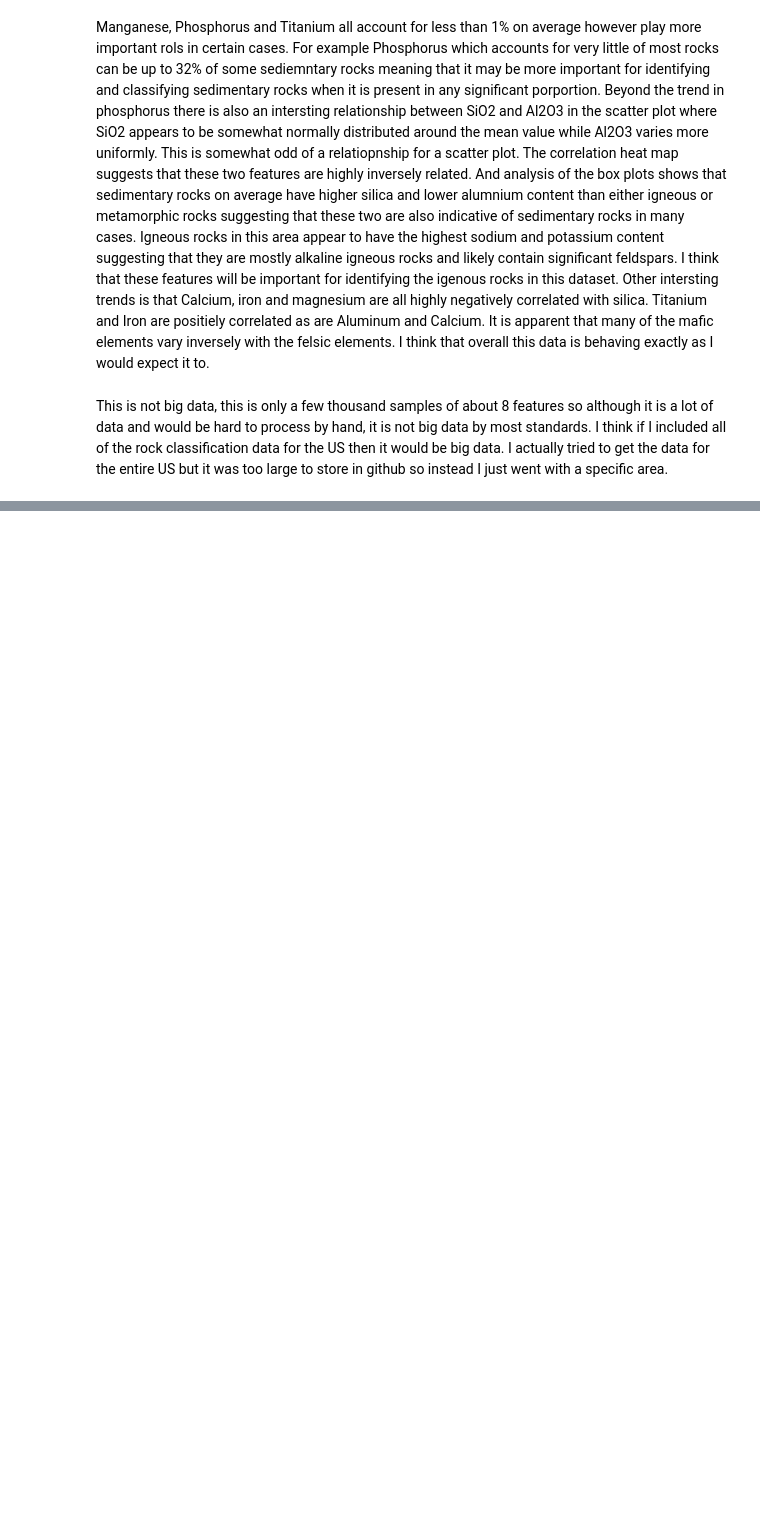
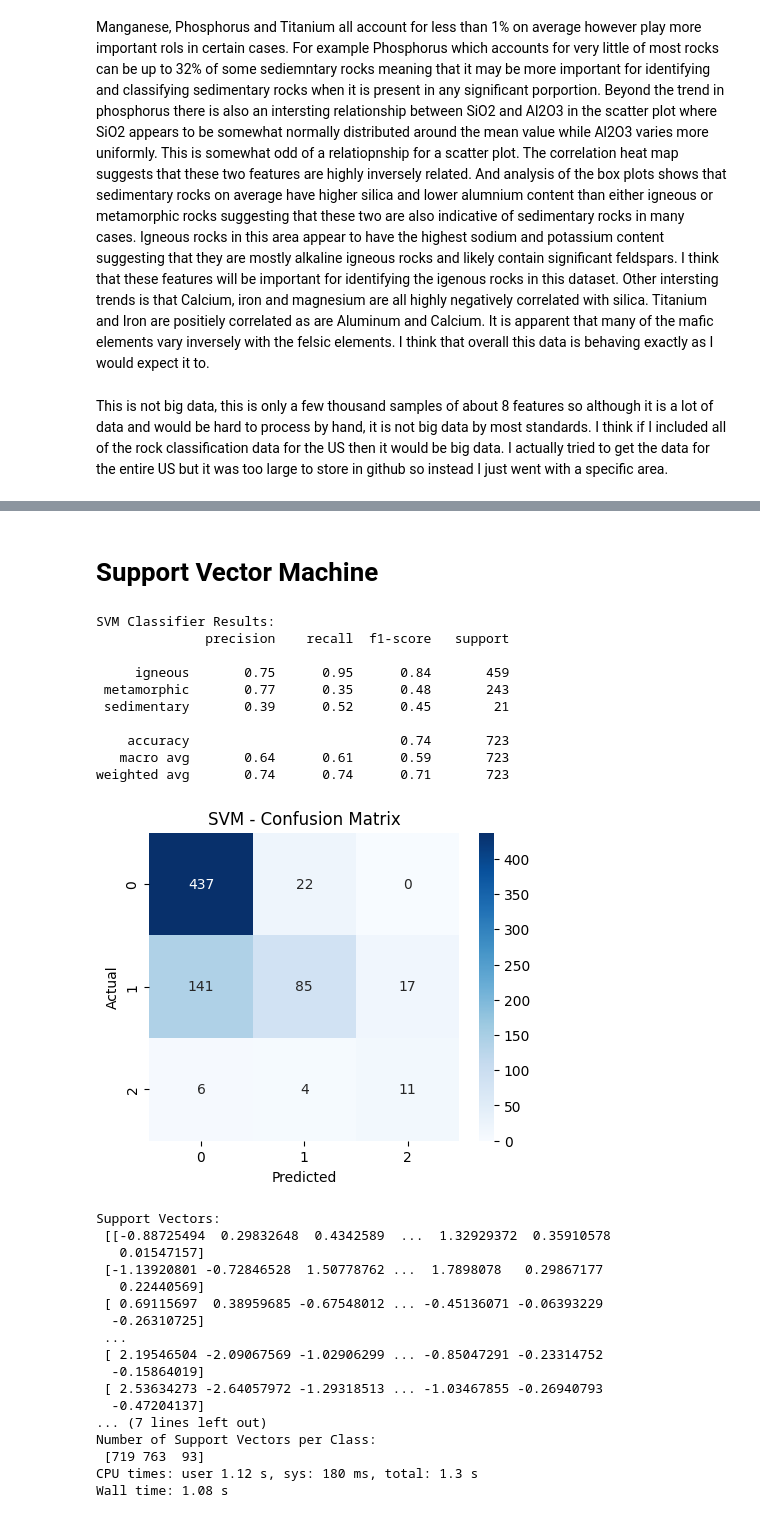
Before and after one commit to jasondrebber/GEOL558, a Jupyter notebook: SupervisedClustering.ipynb, the cells around one changed output, grey strips where cells are left out. Saved outputs shown, nothing was run; the diff lists cells and outputs as text; code cells hidden in the pictures; blank space fills up the shorter version.

```diff
--- a/SupervisedClustering.ipynb
+++ b/SupervisedClustering.ipynb
@@ -242,0 +257,4 @@ This is not big data, this is only a few thousand samples of about 8 features so
+# %%
+# Start by saving the targets to a vector and removing them from the feature matrix
+target = rock['xndryclass']
+rock.drop(columns=['xndryclass', 'spec_name'], inplace=True)
@@ -242,0 +282,70 @@ This is not big data, this is only a few thousand samples of about 8 features so
+# %%
+# Normalize the data
+scaler = StandardScaler()
+X = scaler.fit_transform(rock)
+# %%
+# Split the data into training and testing datasets
+X_train, X_test, y_train, y_test = train_test_split(X, target, test_size=0.2, random_state=23)
+# %% [markdown]
+# Support Vector Machine
+# %%
+%%time
+
+# Train SVM model with probability enabled
+svm_model = SVC(kernel='linear', probability=True, random_state=23)
+svm_model.fit(X_train, y_train)
+
+# Predict with SVM model
+y_pred = svm_model.predict(X_test)
+
+# Evaluate SVM model
+acc = accuracy_score(y_test, y_pred)
+prec = precision_score(y_test, y_pred, average='weighted')
+rec = recall_score(y_test, y_pred, average='weighted')
+f1 = f1_score(y_test, y_pred, average='weighted')
+
+print("\nSVM Classifier Results:")
+print(classification_report(y_test, y_pred))
+
+# Confusion Matrix Visualization
+cm = confusion_matrix(y_test, y_pred)
+plt.figure(figsize=(5,4))
+sns.heatmap(cm, annot=True, fmt='d', cmap='Blues')
+plt.title('SVM - Confusion Matrix')
+plt.xlabel('Predicted')
+plt.ylabel('Actual')
+plt.show()
+
+# Analyze support vectors
+print("\nSupport Vectors:\n", svm_model.support_vectors_)
+print("\nDual Coefficients:\n", svm_model.dual_coef_)
+print("\nNumber of Support Vectors per Class:\n", svm_model.n_support_)
+# %% [output]
+SVM Classifier Results:
+              precision    recall  f1-score   support
+
+     igneous       0.75      0.95      0.84       459
+ metamorphic       0.77      0.35      0.48       243
+ sedimentary       0.39      0.52      0.45        21
+
+    accuracy                           0.74       723
+   macro avg       0.64      0.61      0.59       723
+weighted avg       0.74      0.74      0.71       723
+[figure, added]
+Support Vectors:
+ [[-0.88725494  0.29832648  0.4342589  ...  1.32929372  0.35910578
+   0.01547157]
+ [-1.13920801 -0.72846528  1.50778762 ...  1.7898078   0.29867177
+   0.22440569]
+ [ 0.69115697  0.38959685 -0.67548012 ... -0.45136071 -0.06393229
+  -0.26310725]
+ ...
+ [ 2.19546504 -2.09067569 -1.02906299 ... -0.85047291 -0.23314752
+  -0.15864019]
+ [ 2.53634273 -2.64057972 -1.29318513 ... -1.03467855 -0.26940793
+  -0.47204137]
+... (7 lines left out)
+Number of Support Vectors per Class:
+ [719 763  93]
+CPU times: user 1.12 s, sys: 180 ms, total: 1.3 s
+Wall time: 1.08 s
```
Also changed, not shown: parts of 33 cells of this notebook.
